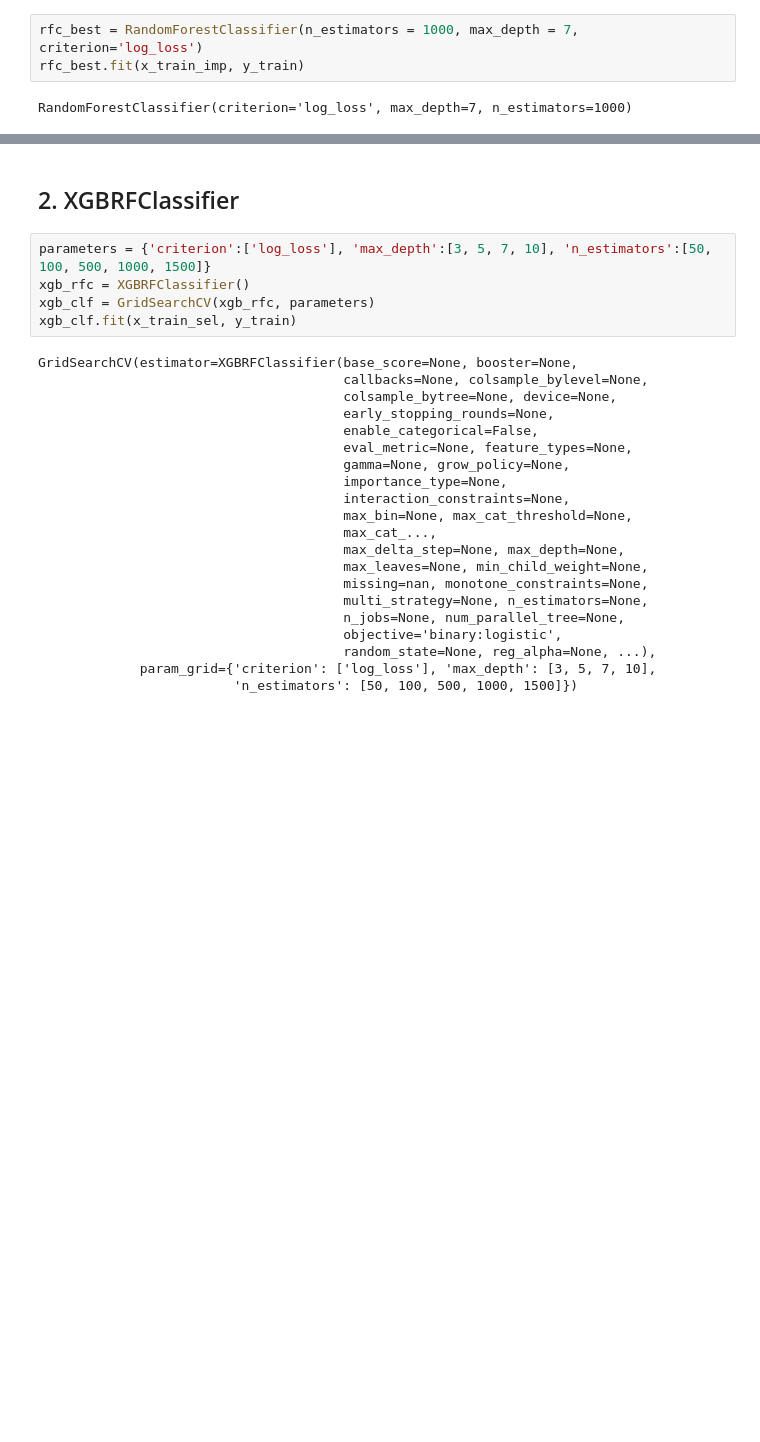
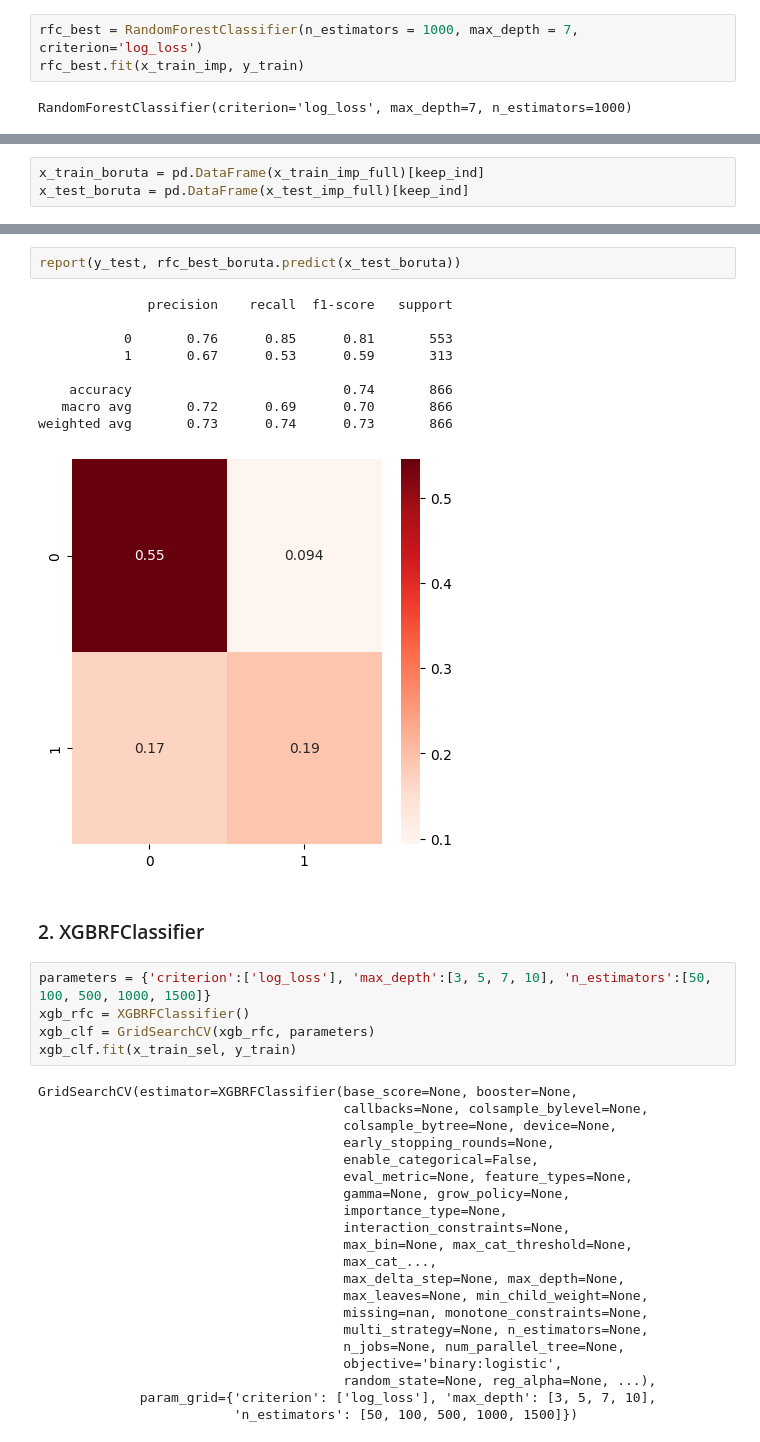
Before and after one commit to SadGosling/Prediction_of_metabolic_syndrome, a Jupyter notebook: Attempt_1.ipynb, the cells around one changed output, grey strips where cells are left out. Saved outputs shown, nothing was run; the diff lists cells and outputs as text; blank space fills up the shorter version.

```diff
--- a/Attempt_1.ipynb
+++ b/Attempt_1.ipynb
@@ -218,0 +393,3 @@ accuracy_score(y_test, rfc_best.predict(x_test_imp)), f1_score(y_test, rfc_best.
+# %%
+x_train_boruta = pd.DataFrame(x_train_imp_full)[keep_ind]
+x_test_boruta = pd.DataFrame(x_test_imp_full)[keep_ind]
@@ -219,5 +425,17 @@ accuracy_score(y_test, rfc_best.predict(x_test_imp)), f1_score(y_test, rfc_best.
+# %%
+report(y_test, rfc_best_boruta.predict(x_test_boruta))
+# %% [output]
+              precision    recall  f1-score   support
+
+           0       0.76      0.85      0.81       553
+           1       0.67      0.53      0.59       313
+
+    accuracy                           0.74       866
+   macro avg       0.72      0.69      0.70       866
+weighted avg       0.73      0.74      0.73       866
+[figure, added]
 # %% [markdown]
-## 2. XGBRFClassifier
+### 2. XGBRFClassifier
 # %%
 parameters = {'criterion':['log_loss'], 'max_depth':[3, 5, 7, 10], 'n_estimators':[50, 100, 500, 1000, 1500]}
 xgb_rfc = XGBRFClassifier()
```
Also changed, not shown: parts of 75 cells of this notebook.
